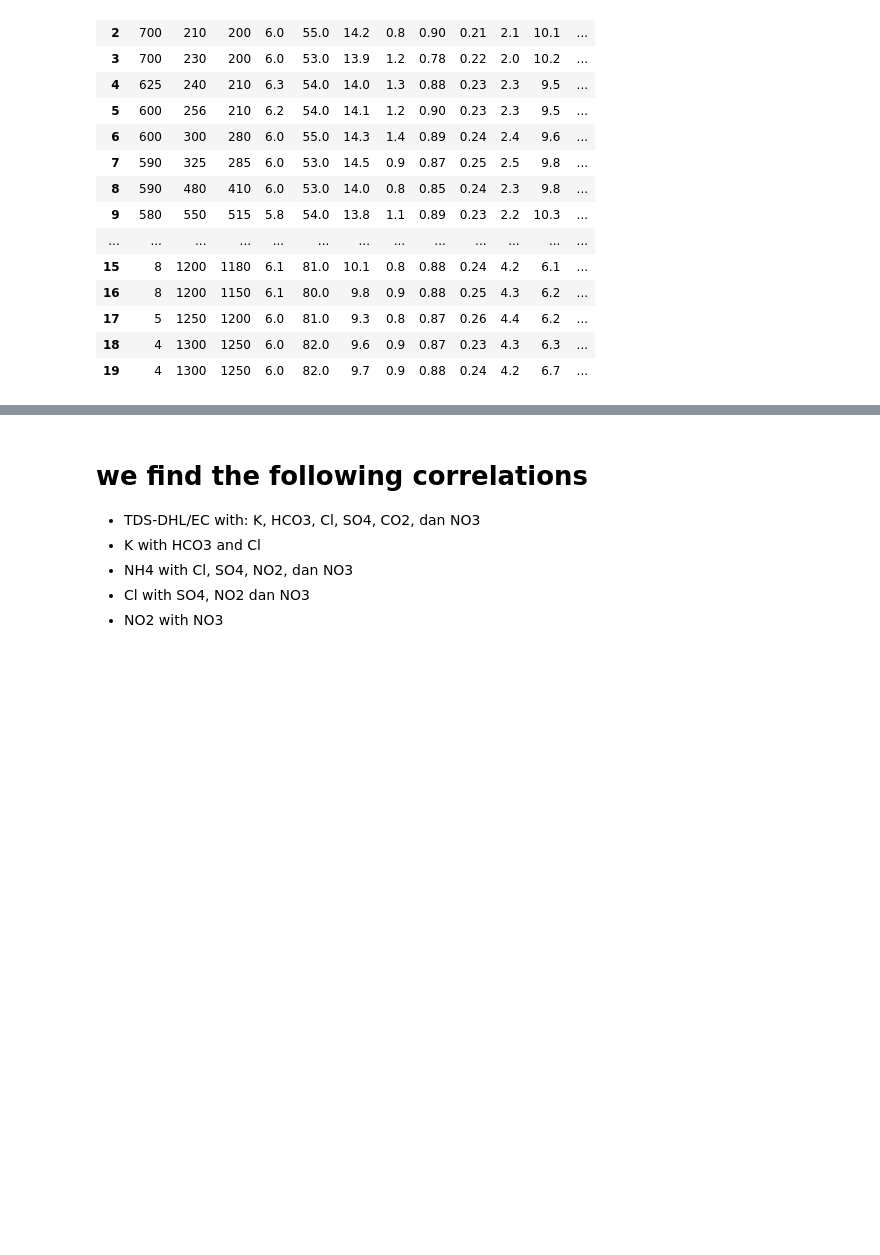
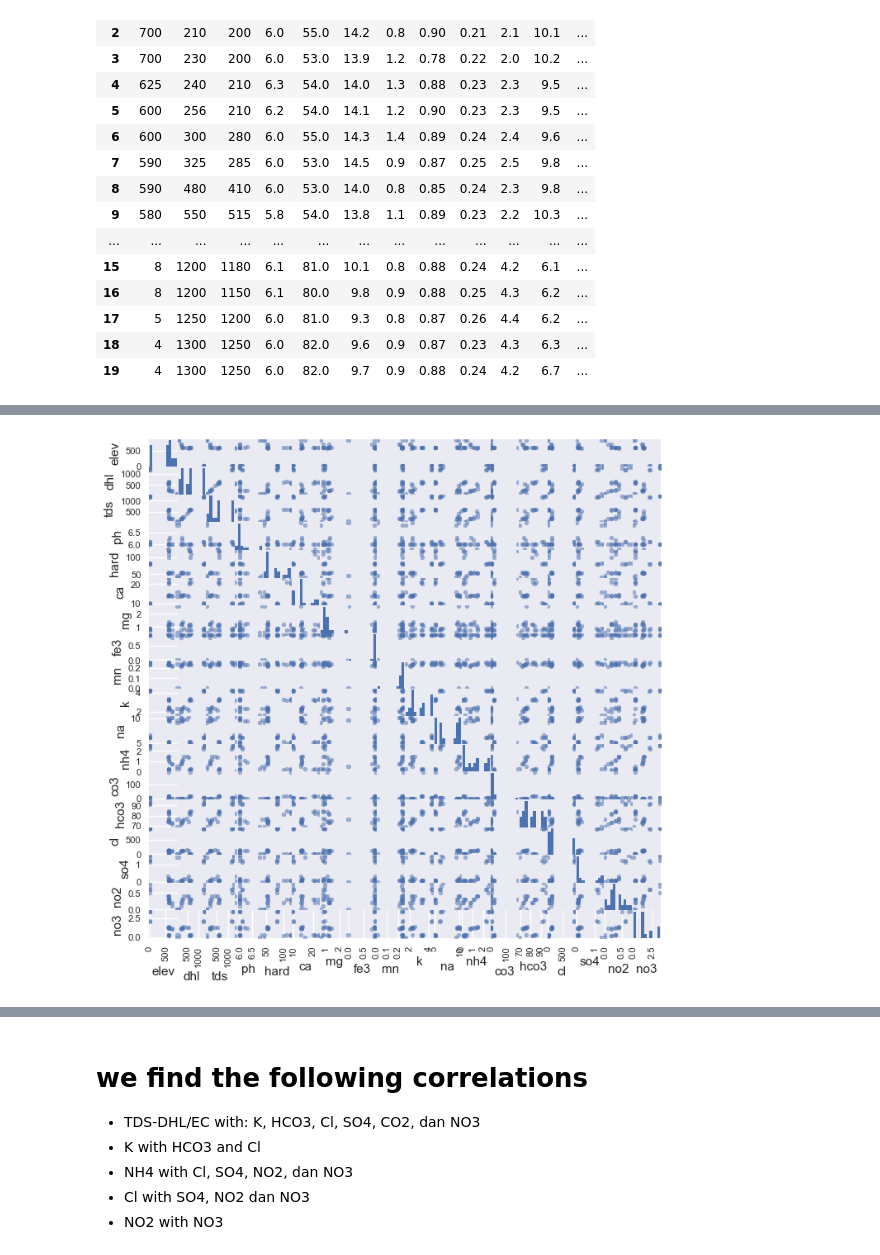
Before and after one commit to dasaptaerwin/iigw2018, a Jupyter notebook: IIGW2018-Copy1.ipynb, the cells around one changed output, grey strips where cells are left out. Cells and saved outputs as stored; diff of their text form; code cells hidden in the pictures; blank space fills up the shorter version.

```diff
--- a/IIGW2018-Copy1.ipynb
+++ b/IIGW2018-Copy1.ipynb
@@ -289,0 +284,5 @@ array([[<matplotlib.axes._subplots.AxesSubplot object at 0x...>,
+# %%
+scatter_matrix(df_cor, figsize=(8,8))
+plt.savefig('scatmat1.png')
+# %% [output]
+[figure, added]
```
Also changed, not shown: parts of 18 cells of this notebook, 4 other files.
